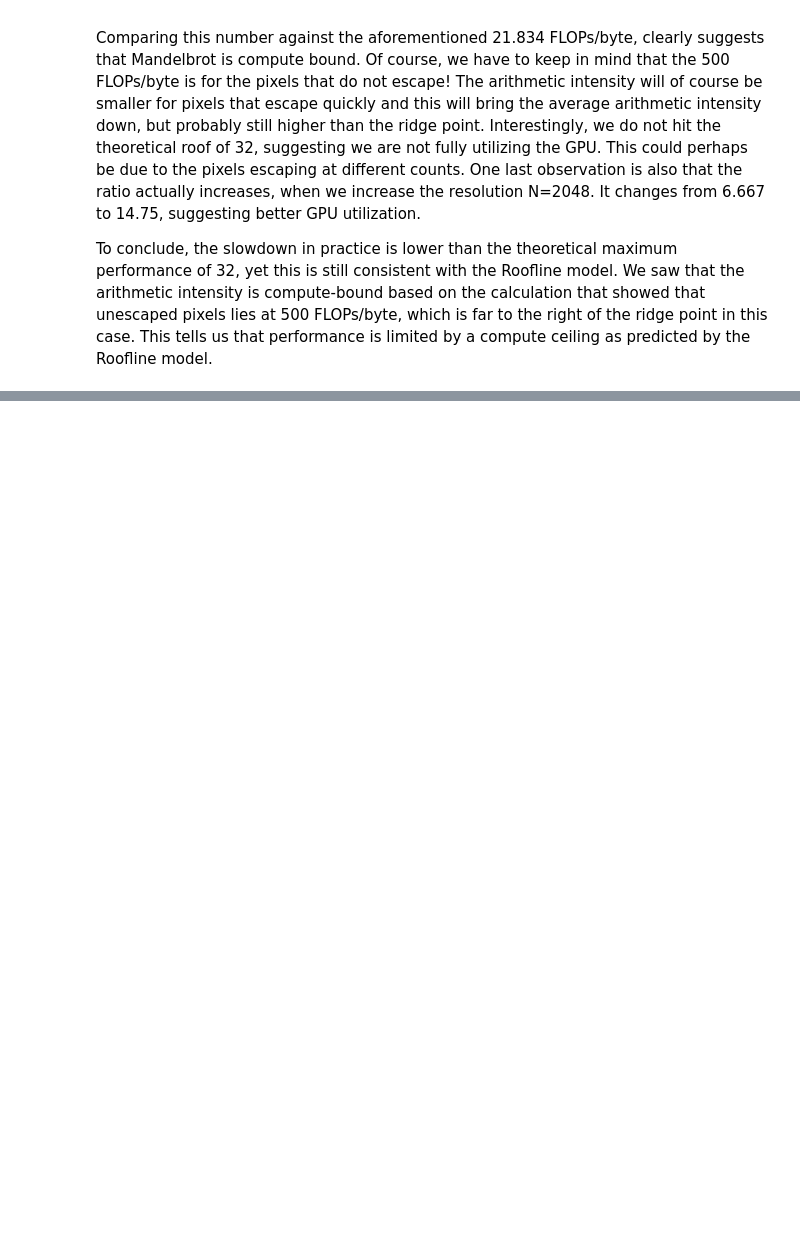
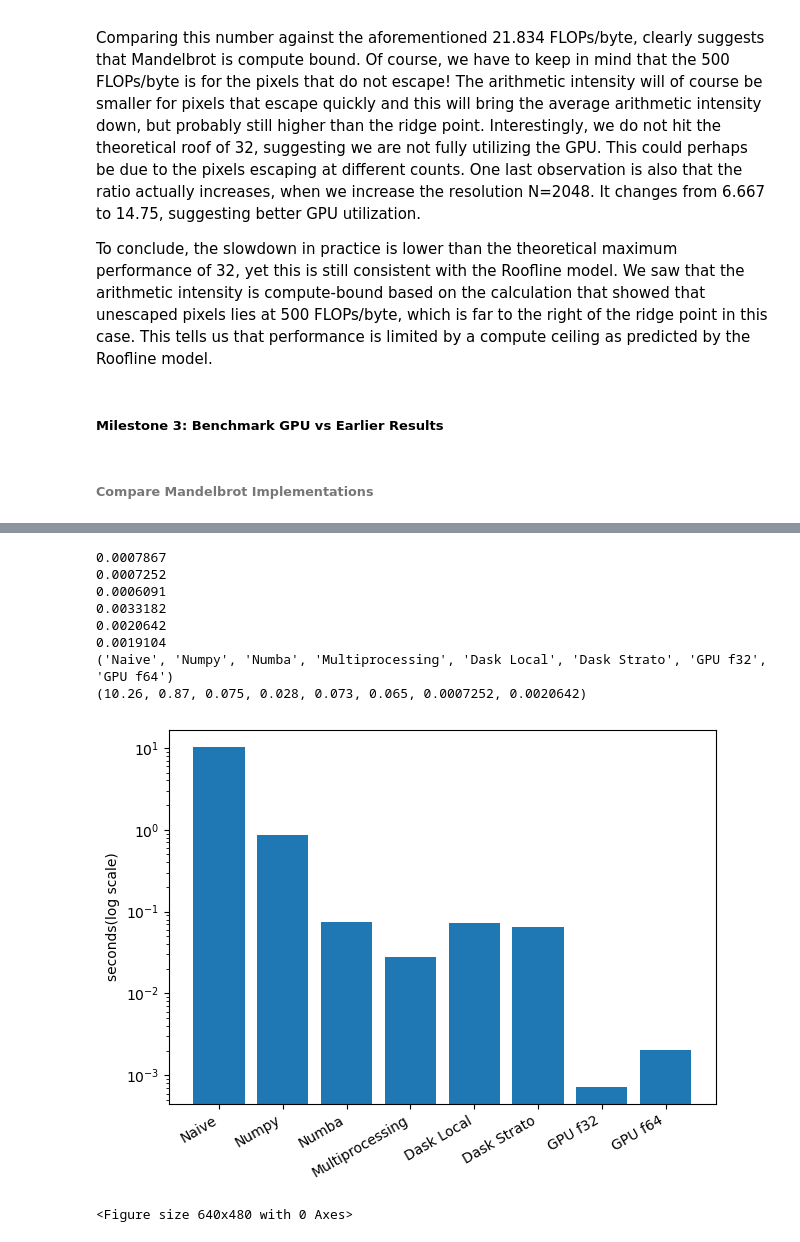
Before and after one commit to NDS8-TCP/nsc-kim, a Jupyter notebook: mp3/MP3-KN.ipynb, the cells around one changed output, grey strips where cells are left out. Saved outputs shown, nothing was run; the diff lists cells and outputs as text; code cells hidden in the pictures; blank space fills up the shorter version.

Commit message:
Completed week 10 GPU Computing Milestone 3: Benchmark GPU vs Earlier Results + speedup table

```diff
--- a/mp3/MP3-KN.ipynb
+++ b/mp3/MP3-KN.ipynb
@@ -1652,3 +1652,5 @@ One last observation is also that the ratio actually increases, when we increase
 
 To conclude, the slowdown in practice is lower than the theoretical maximum performance of 32, yet this is still consistent with the Roofline model.
 We saw that the arithmetic intensity is compute-bound based on the calculation that showed that unescaped pixels lies at 500 FLOPs/byte, which is far to the right of the ridge point in this case. This tells us that performance is limited by a compute ceiling as predicted by the Roofline model.
+# %% [markdown]
+##### Milestone 3: **Benchmark GPU vs Earlier Results**
@@ -1654,0 +1755,55 @@ We saw that the arithmetic intensity is compute-bound based on the calculation t
+# %% [markdown]
+###### **Compare Mandelbrot Implementations**
+# %%
+import statistics
+import time
+import matplotlib.pyplot as plt
+
+def timed(fn, runs:int=3):
+    # warmup
+    for _ in range(2):
+        fn()
+
+    ts = []
+    for _ in range(runs):
+        t0 = time.perf_counter_ns()
+        fn()
+        elapsed = (time.perf_counter_ns() - t0) / 1e9
+        print(elapsed)
+        ts.append(elapsed)
+    return statistics.median(ts)
+
+N, MAX_ITER = 1024, 100
+X_MIN, X_MAX = -2.5, 1.0
+Y_MIN, Y_MAX = -1.25, 1.25
+
+# gpu results
+kernel_obj = init_kernel(KERNEL_F32)
+gpu_f32    = timed(lambda: run_mandelbrot_f32(kernel_obj, N, MAX_ITER, X_MIN, X_MAX, Y_MIN, Y_MAX))
+kernel_obj = init_kernel(KERNEL_F64)
+gpu_f64    = timed(lambda: run_mandelbrot_f64(kernel_obj, N, MAX_ITER, X_MIN, X_MAX, Y_MIN, Y_MAX))
+
+results = {
+    "Naive": 10.260,
+    "Numpy": 0.870,
+    "Numba": 0.075,
+    "Multiprocessing": 0.028,
+    "Dask Local": 0.073,
+    "Dask Strato": 0.065,
+    "GPU f32": gpu_f32,
+    "GPU f64": gpu_f64
+}
+
+names, times = zip(*results.items())
+
+print(names)
+print(times)
+
+plt.figure()
+plt.bar(names, times, log=True)
+plt.ylabel("seconds(log scale)")
+plt.xticks(rotation=30, ha="right")
+plt.tight_layout()
+plt.show()
+plt.savefig("benchmark_mp3.png", dpi=150)
+# %% [output]
@@ -1654,0 +1814,10 @@ We saw that the arithmetic intensity is compute-bound based on the calculation t
+0.0007867
+0.0007252
+0.0006091
+0.0033182
+0.0020642
+0.0019104
+('Naive', 'Numpy', 'Numba', 'Multiprocessing', 'Dask Local', 'Dask Strato', 'GPU f32', 'GPU f64')
+(10.26, 0.87, 0.075, 0.028, 0.073, 0.065, 0.0007252, 0.0020642)
+[figure, added]
+<Figure size 640x480 with 0 Axes>
```
Also changed, not shown: parts of 6 cells of this notebook, 1 other file.
